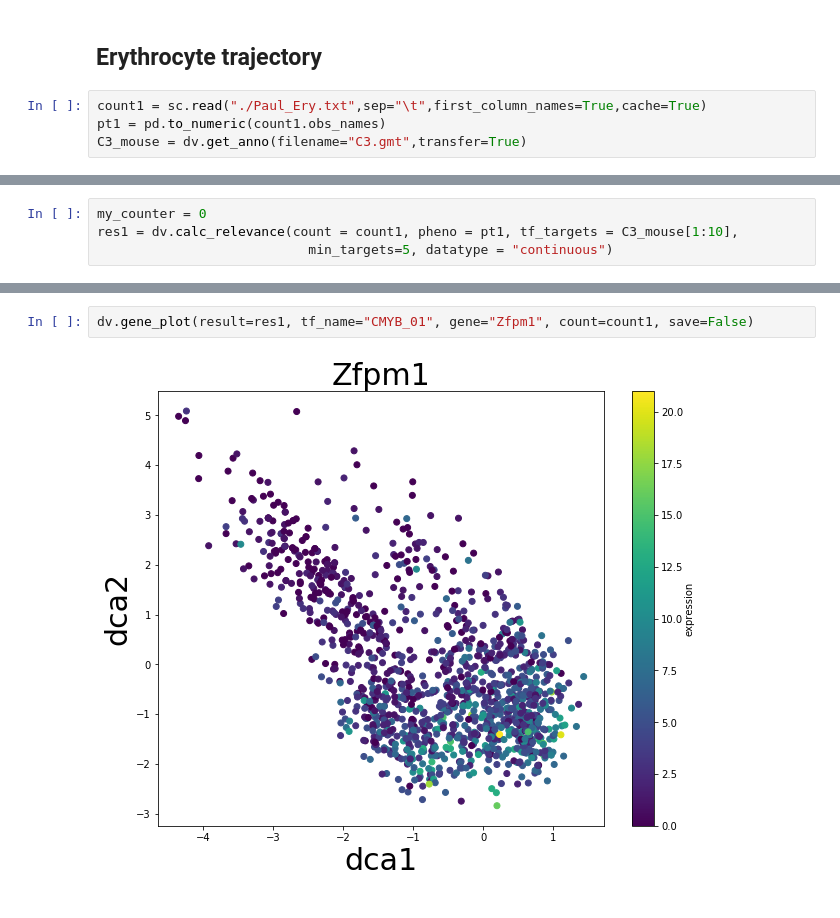
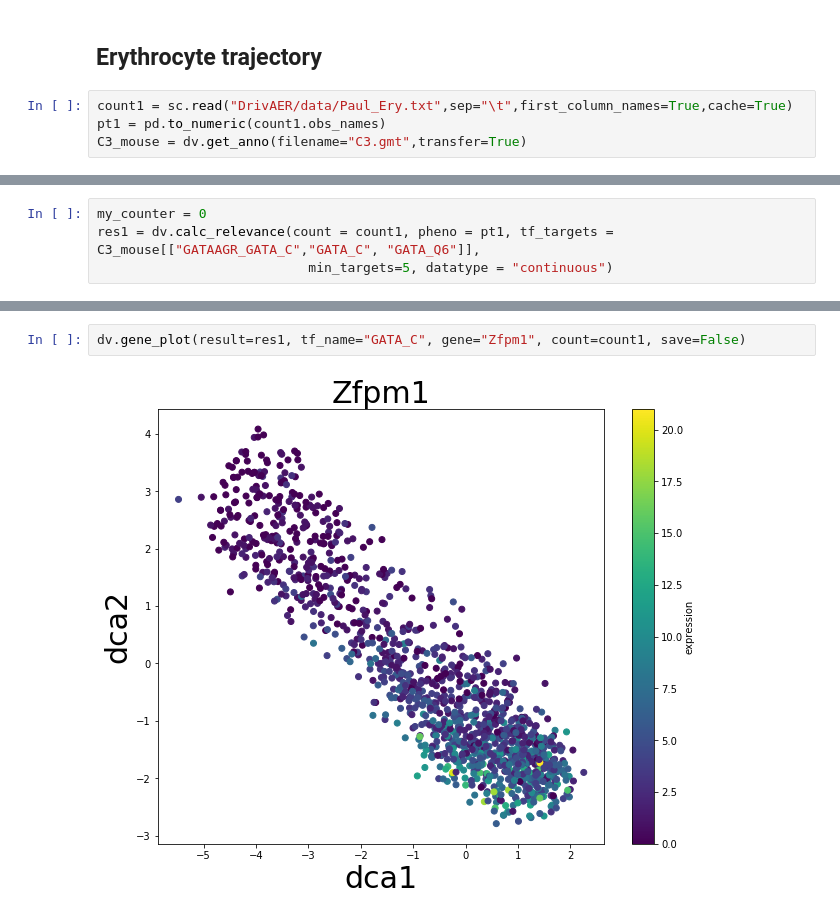
Before and after one commit to lkmklsmn/DrivAER, a Jupyter notebook: DrivAER_Tutorial.ipynb, the cells around one changed output, grey strips where cells are left out. Cells and saved outputs as stored; diff of their text form.

```diff
--- a/DrivAER_Tutorial.ipynb
+++ b/DrivAER_Tutorial.ipynb
@@ -8,6 +11,6 @@ import scanpy as sc
 # %% [markdown]
 ## Erythrocyte trajectory
 # %%
-count1 = sc.read("./Paul_Ery.txt",sep="\t",first_column_names=True,cache=True)
+count1 = sc.read("DrivAER/data/Paul_Ery.txt",sep="\t",first_column_names=True,cache=True)
 pt1 = pd.to_numeric(count1.obs_names)
 C3_mouse = dv.get_anno(filename="C3.gmt",transfer=True)
@@ -14,5 +40,5 @@ C3_mouse = dv.get_anno(filename="C3.gmt",transfer=True)
 # %%
 my_counter = 0
-res1 = dv.calc_relevance(count = count1, pheno = pt1, tf_targets = C3_mouse[1:10],
+res1 = dv.calc_relevance(count = count1, pheno = pt1, tf_targets = C3_mouse[["GATAAGR_GATA_C","GATA_C", "GATA_Q6"]],
                            min_targets=5, datatype = "continuous")
 # %% [output]
@@ -64,4 +64,4 @@ dv.embedding_plot(result=res1, tf_name="CMYB_01", pheno=pt1, datatype="continuou
 # %%
-dv.gene_plot(result=res1, tf_name="CMYB_01", gene="Zfpm1", count=count1, save=False)
+dv.gene_plot(result=res1, tf_name="GATA_C", gene="Zfpm1", count=count1, save=False)
 # %% [output]
-[figure, old version]
+[figure, new version]
```
Also changed, not shown: parts of 7 cells of this notebook, 16 other files.
